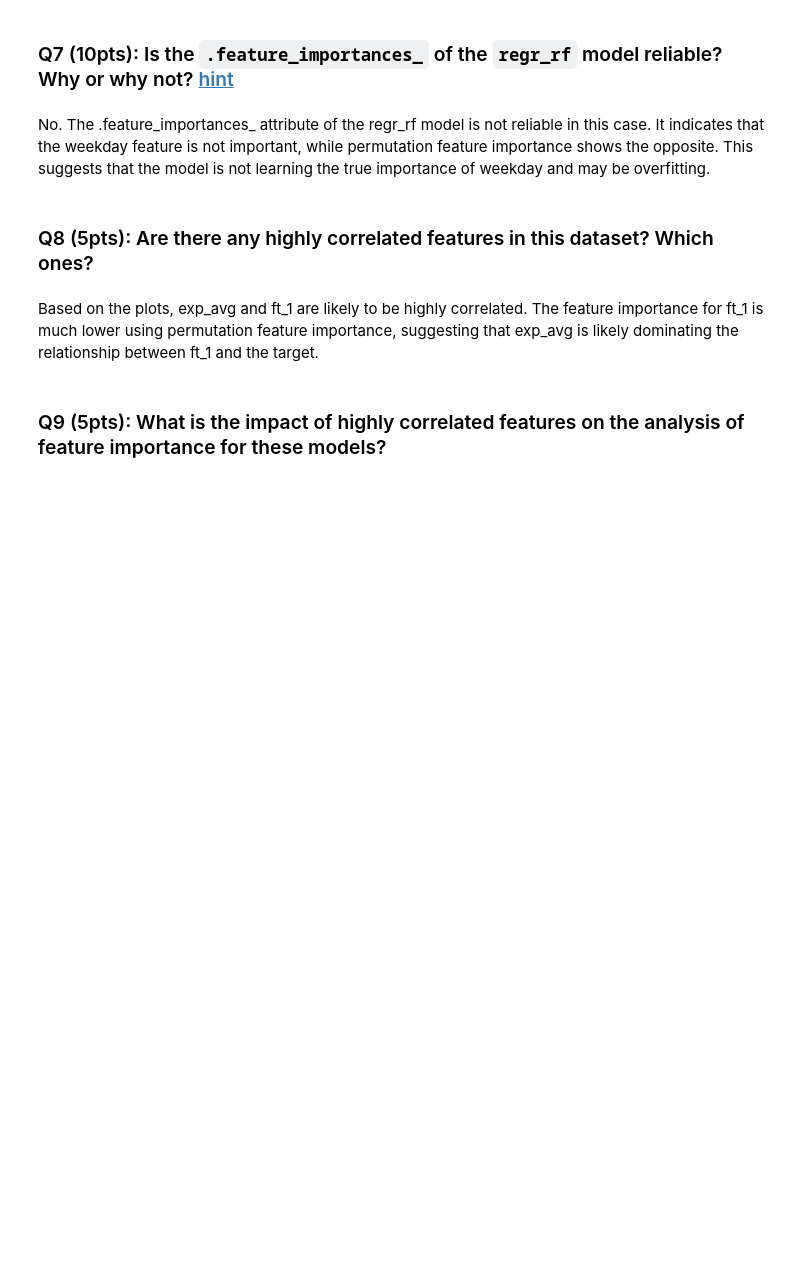
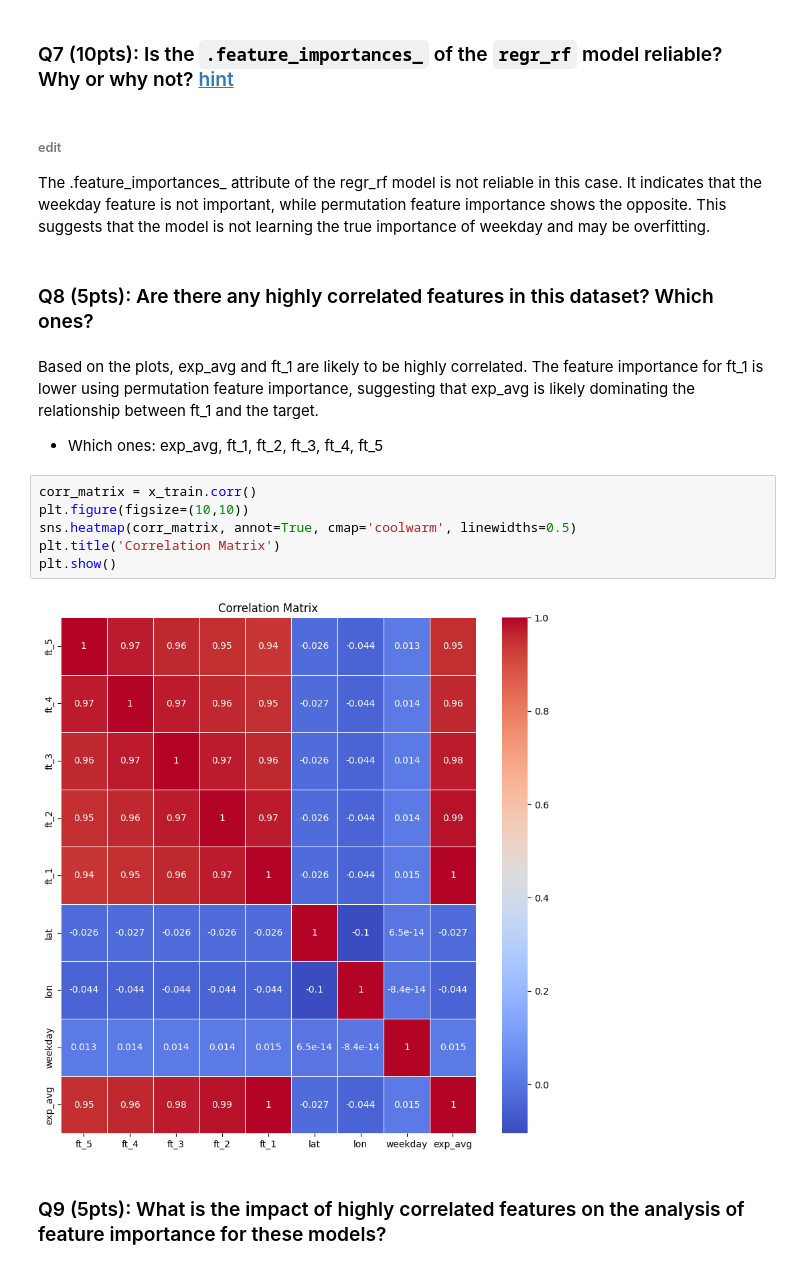
Before and after one commit to umcchavali/model_risk_management, a Jupyter notebook: model_explainability.ipynb, the cells around one changed output. Drawn from its saved outputs; the diff is of its cells as text; blank space fills up the shorter version.

```diff
--- a/model_explainability.ipynb
+++ b/model_explainability.ipynb
@@ -279,11 +279,21 @@ Yes! The permutation based feature importance plot shows that the weekday featur
 # %% [markdown]
 ### Q7 (10pts): Is the `.feature_importances_` of the `regr_rf` model reliable?  Why or why not?  [hint](https://scikit-learn.org/stable/auto_examples/inspection/plot_permutation_importance.html)
 # %% [markdown]
-No. The .feature_importances_ attribute of the regr_rf model is not reliable in this case. It indicates that the weekday feature is not important, while permutation feature importance shows the opposite. This suggests that the model is not learning the true importance of weekday and may be overfitting.
+###### edit
+The .feature_importances_ attribute of the regr_rf model is not reliable in this case. It indicates that the weekday feature is not important, while permutation feature importance shows the opposite. This suggests that the model is not learning the true importance of weekday and may be overfitting.
 # %% [markdown]
 ### Q8 (5pts): Are there any highly correlated features in this dataset?  Which ones?
 # %% [markdown]
-Based on the plots, exp_avg and ft_1 are likely to be highly correlated. The feature importance for ft_1 is much lower using permutation feature importance, suggesting that exp_avg is likely dominating the relationship between ft_1 and the target.
+Based on the plots, exp_avg and ft_1 are likely to be highly correlated. The feature importance for ft_1 is lower using permutation feature importance, suggesting that exp_avg is likely dominating the relationship between ft_1 and the target.
+- Which ones: exp_avg, ft_1, ft_2, ft_3, ft_4, ft_5
+# %%
+corr_matrix = x_train.corr()
+plt.figure(figsize=(10,10))
+sns.heatmap(corr_matrix, annot=True, cmap='coolwarm', linewidths=0.5)
+plt.title('Correlation Matrix')
+plt.show()
+# %% [output]
+[figure, added]
 # %% [markdown]
 ### Q9 (5pts): What is the impact of highly correlated features on the analysis of feature importance for these models?
 # %% [markdown]
```
Also changed, not shown: parts of 23 cells of this notebook.
